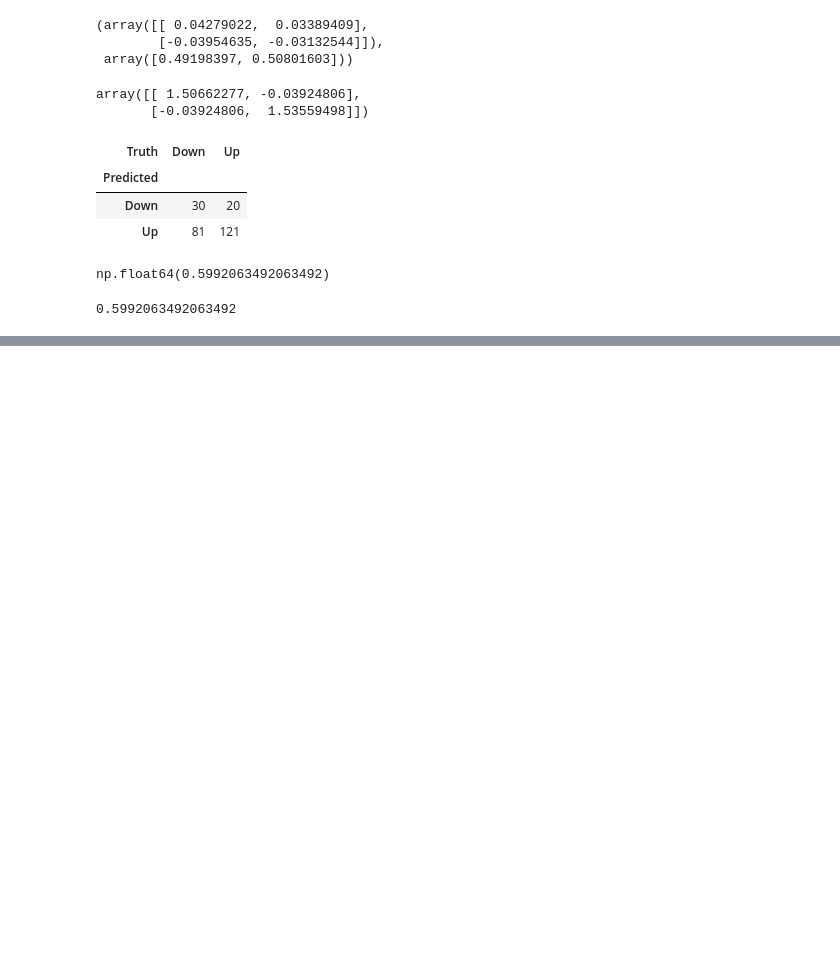
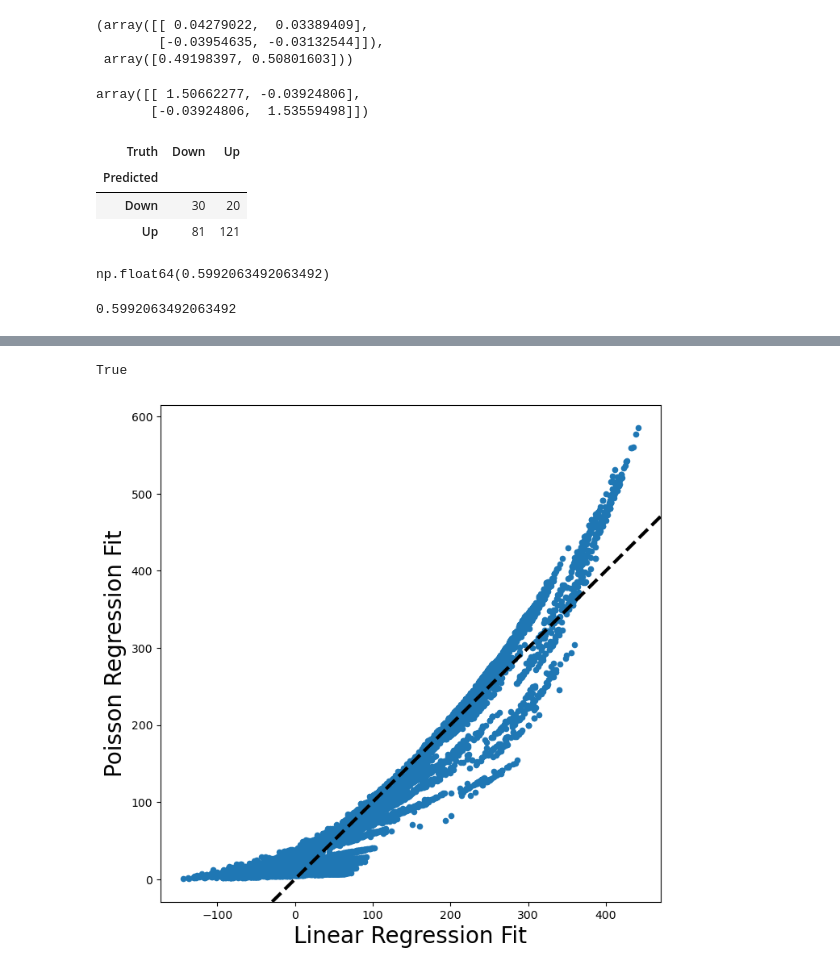
Before and after one commit to aravisv/islp-learning, a Jupyter notebook: Chapter_04_Classification/exercise_code/lab.ipynb, the cells around one changed output, grey strips where cells are left out. Saved outputs shown, nothing was run; the diff lists cells and outputs as text; code cells hidden in the pictures; blank space fills up the shorter version.

Commit message:
loaded data for the qn13

```diff
--- a/Chapter_04_Classification/exercise_code/lab.ipynb
+++ b/Chapter_04_Classification/exercise_code/lab.ipynb
@@ -290,0 +553,6 @@ Naive Bayes
+# %%
+Bike = load_data('Bikeshare')
+X = MS(['mnth', 'hr', 'workingday', 'temp', 'weathersit']).fit_transform(Bike)
+Y = Bike['bikers']
+M_lm = sm.OLS(Y, X).fit()
+summarize(M_lm)
@@ -290,0 +582,13 @@ Naive Bayes
+# %%
+# contrast is the ISLP method. it retains the columns, makes one column in a category as the negative sum of the rest
+# and the mean is zero. here again, the coefficient interpretation shall be different
+hr_encode = contrast('hr', 'sum')
+mnth_encode = contrast('mnth', 'sum')
+X2 = MS([mnth_encode,
+         hr_encode,
+        'workingday',
+        'temp',
+        'weathersit']).fit_transform(Bike)
+M2_lm = sm.OLS(Y, X2).fit()
+S2 = summarize(M2_lm)
+S2
@@ -290,0 +613,5 @@ Naive Bayes
+# %%
+# to verify that the choice of coding does not matter
+np.allclose(M_lm.fittedvalues, M2_lm.fittedvalues)
+# %% [output]
+True
@@ -290,0 +628,23 @@ Naive Bayes
+# %%
+M_pois = sm.GLM(Y, X2, family=sm.families.Poisson()).fit()
+S_pois = summarize(M_pois)
+
+coef_month = S_pois[S_pois.index.str.contains('mnth')]['coef']
+coef_month = pd.concat([coef_month,
+                        pd.Series([-coef_month.sum()],
+                                   index=['mnth[Dec]'])])
+coef_hr = S_pois[S_pois.index.str.contains('hr')]['coef']
+coef_hr = pd.concat([coef_hr,
+                     pd.Series([-coef_hr.sum()],
+                     index=['hr[23]'])])
+# %%
+fig, ax = subplots(figsize=(8, 8))
+ax.scatter(M2_lm.fittedvalues,
+           M_pois.fittedvalues,
+           s=20)
+ax.set_xlabel('Linear Regression Fit', fontsize=20)
+ax.set_ylabel('Poisson Regression Fit', fontsize=20)
+ax.axline([0,0], c='black', linewidth=3,
+          linestyle='--', slope=1);
+# %% [output]
+[figure, added]
```
Also changed, not shown: parts of 48 cells of this notebook, 1 other file.
